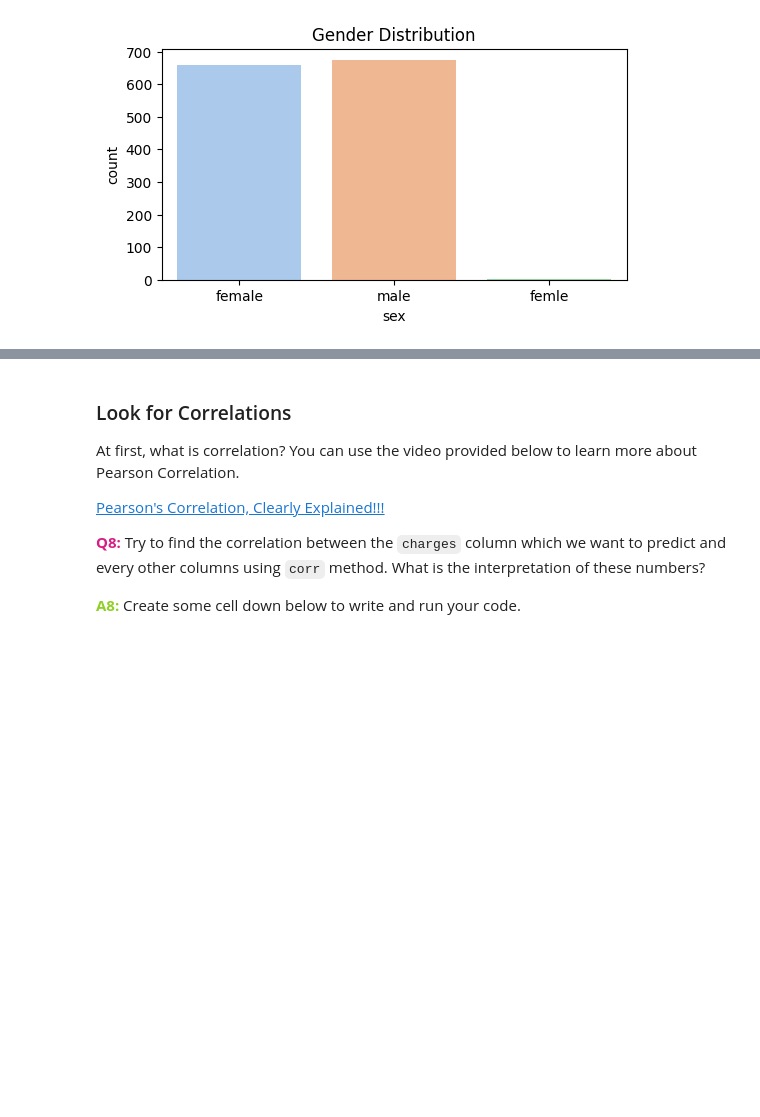
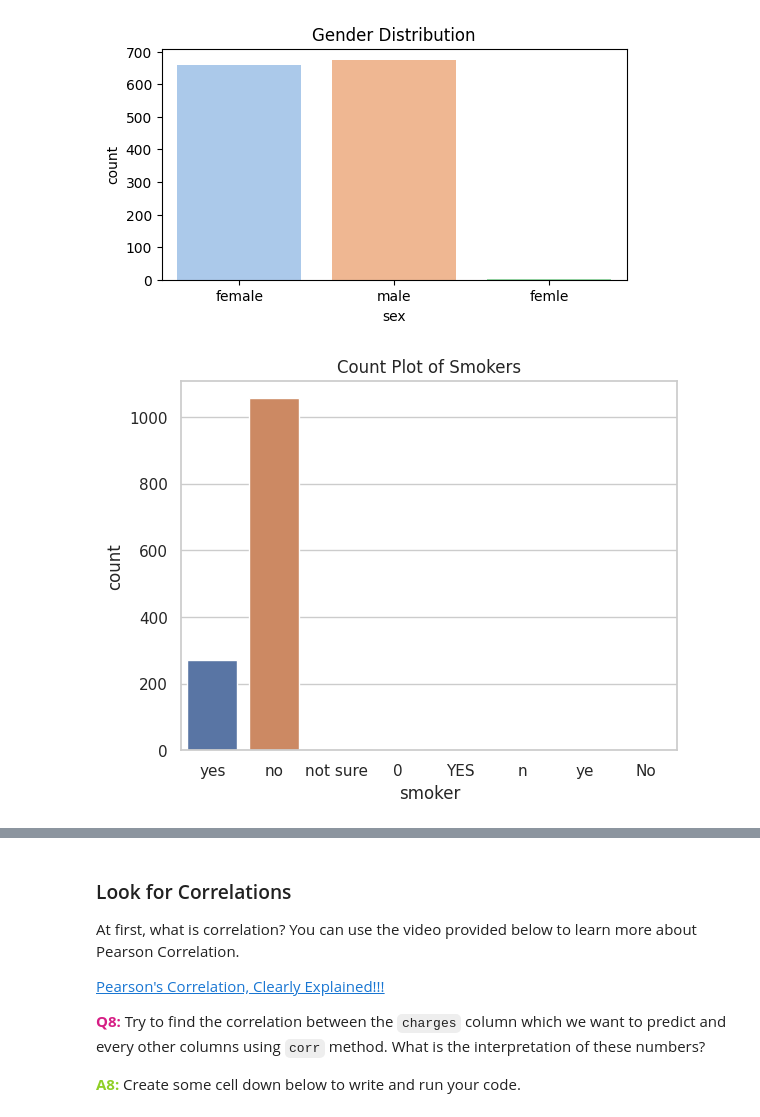
Before and after one commit to peyman886/Machine_Learning, a Jupyter notebook: Bahrak 1402-1/HomeWork/HW01/Machine_Learning_HW01.ipynb, the cells around one changed output, grey strips where cells are left out. Saved outputs shown, nothing was run; the diff lists cells and outputs as text; code cells hidden in the pictures; blank space fills up the shorter version.

```diff
--- a/Bahrak 1402-1/HomeWork/HW01/Machine_Learning_HW01.ipynb
+++ b/Bahrak 1402-1/HomeWork/HW01/Machine_Learning_HW01.ipynb
@@ -283,3 +287,10 @@ plt.title('Gender Distribution')
 plt.show()
 # %% [output]
 [figure]
+# %%
+# Count plot for smokers
+sns.countplot(x='smoker', data=insurance_data)
+plt.title('Count Plot of Smokers')
+plt.show()
+# %% [output]
+[figure, added]
```
Also changed, not shown: parts of 19 cells of this notebook.
